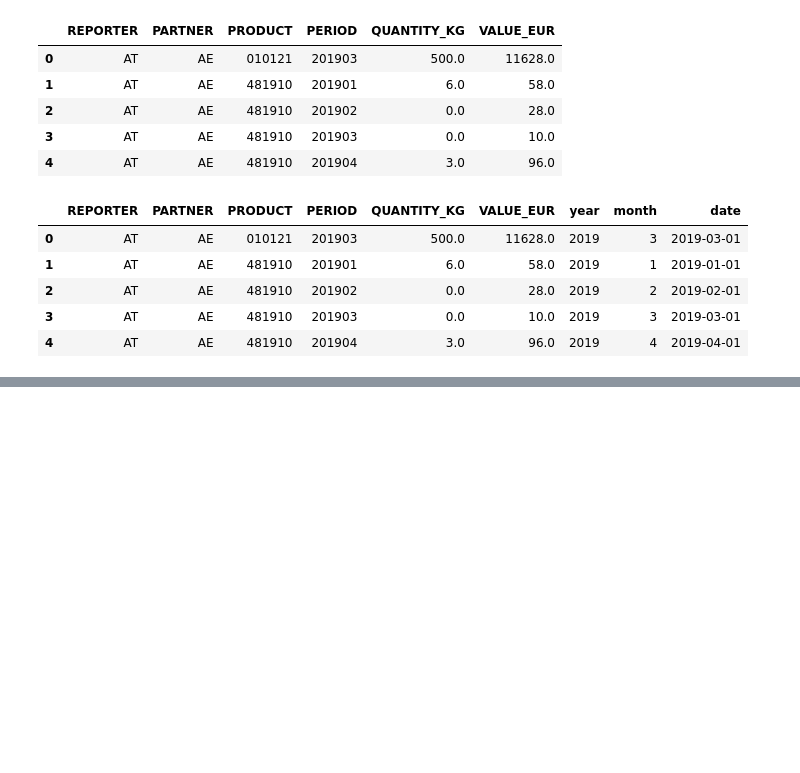
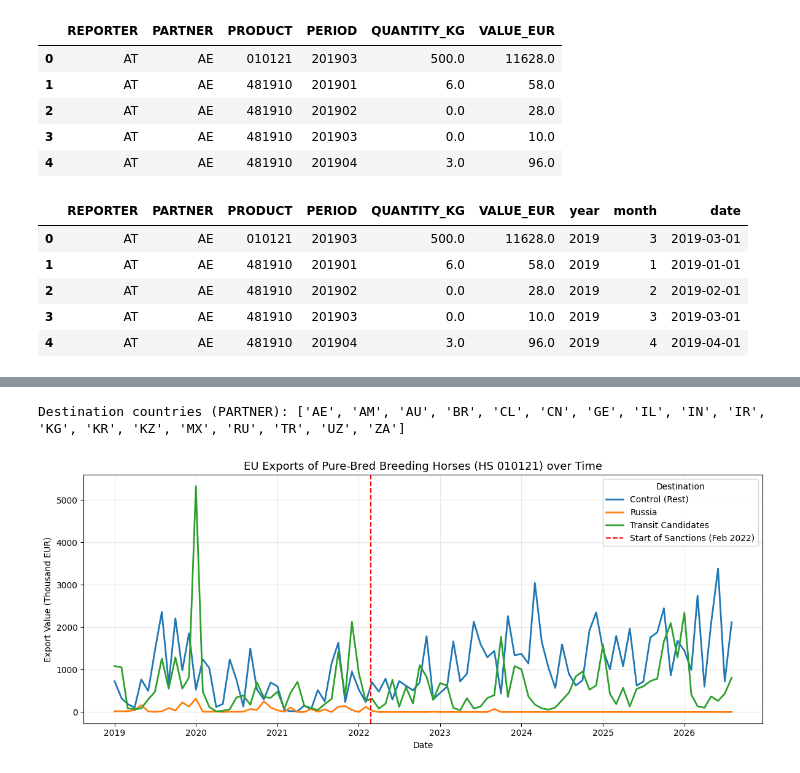
Before and after one commit to mtaub-del/Research_2026_UniBonn, a Jupyter notebook: 01_exploration.ipynb, the cells around one changed output, grey strips where cells are left out. Cells and saved outputs as stored; diff of their text form; code cells hidden in the pictures; blank space fills up the shorter version.

```diff
--- a/01_exploration.ipynb
+++ b/01_exploration.ipynb
@@ -69,0 +178,17 @@ df_wide.head()
+# %%
+import pandas as pd
+
+df = pd.read_parquet("data/exports_clean.parquet")
+
+# 1. Filtern auf reinrassige Zuchtpferde (HS-Code 010121)
+hs_code_horses = "010121"
+df_horses = df[df["PRODUCT"] == hs_code_horses].copy()
+
+# 2. Kurzer Check, wie viele Daten übrig bleiben
+print(f"Beobachtungen für Luxuspferde ({hs_code_horses}): {len(df_horses)} Zeilen")
+print("Anzahl der EU-Länder, die diese Pferde exportieren:", df_horses["REPORTER"].nunique())
+print("Anzahl der Zielländer:", df_horses["PARTNER"].nunique())
+
+# Zeige die ersten 5 Zeilen sortiert nach Datum
+df_horses = df_horses.sort_values(by=["date", "REPORTER", "PARTNER"]).reset_index(drop=True)
+df_horses.head()
@@ -69,0 +256,37 @@ df_wide.head()
+# %%
+import matplotlib.pyplot as plt
+import seaborn as sns
+
+# 1. Print the exact 18 destination countries in this subset
+print("Destination countries (PARTNER):", sorted(df_horses_squared["PARTNER"].unique()))
+
+# 2. Assign country groups
+transit_candidates = ["AM", "KZ", "KG", "GE", "AE", "TR", "UZ"]
+
+df_horses_squared["country_group"] = np.where(
+    df_horses_squared["PARTNER"] == "RU", "Russia",
+    np.where(df_horses_squared["PARTNER"].isin(transit_candidates), "Transit Candidates", "Control (Rest)")
+)
+
+# 3. Aggregate monthly export value (in Thousand EUR for better readability)
+monthly_horses = (
+    df_horses_squared.groupby(["date", "country_group"], as_index=False)["VALUE_EUR"]
+    .sum()
+)
+monthly_horses["VALUE_K_EUR"] = monthly_horses["VALUE_EUR"] / 1e3
+
+# 4. Plot the time series
+plt.figure(figsize=(12, 5))
+sns.lineplot(data=monthly_horses, x="date", y="VALUE_K_EUR", hue="country_group", linewidth=2)
+plt.axvline(pd.to_datetime("2022-02-24"), color="red", linestyle="--", label="Start of Sanctions (Feb 2022)")
+
+plt.title("EU Exports of Pure-Bred Breeding Horses (HS 010121) over Time", fontsize=13)
+plt.xlabel("Date")
+plt.ylabel("Export Value (Thousand EUR)")
+plt.legend(title="Destination")
+plt.grid(alpha=0.3)
+plt.tight_layout()
+plt.show()
+# %% [output]
+Destination countries (PARTNER): ['AE', 'AM', 'AU', 'BR', 'CL', 'CN', 'GE', 'IL', 'IN', 'IR', 'KG', 'KR', 'KZ', 'MX', 'RU', 'TR', 'UZ', 'ZA']
+[figure, added]
```
Also changed, not shown: parts of 8 cells of this notebook, 1 other file.
